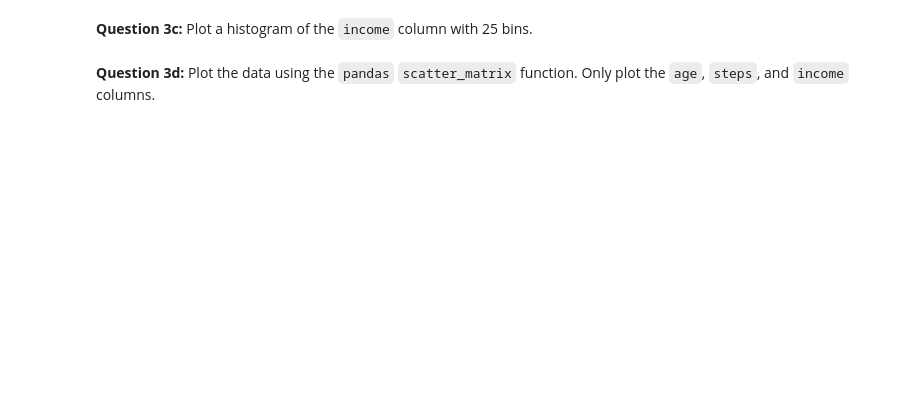
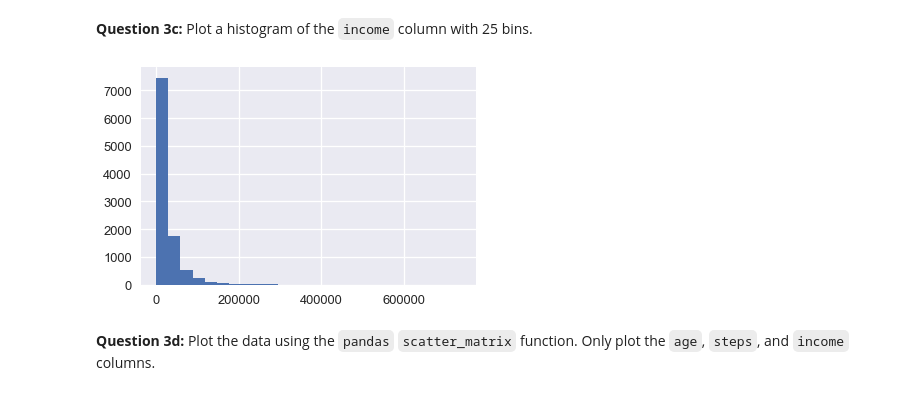
Before and after one commit to plagoc/COGS108Assignments, a Jupyter notebook: A2/A2_DataExploration.ipynb, the cells around one changed output. Drawn from its saved outputs; the diff is of its cells as text; code cells hidden in the pictures; blank space fills up the shorter version.

```diff
--- a/A2/A2_DataExploration.ipynb
+++ b/A2/A2_DataExploration.ipynb
@@ -254,3 +248,8 @@ f3 = plt.gcf()
+# %%
+df.income.hist(bins=25)
+f3 = plt.gcf()
+# %% [output]
+[figure, added]
 # %%
 # Tests for 3c
 
```
Also changed, not shown: parts of 24 cells of this notebook.
